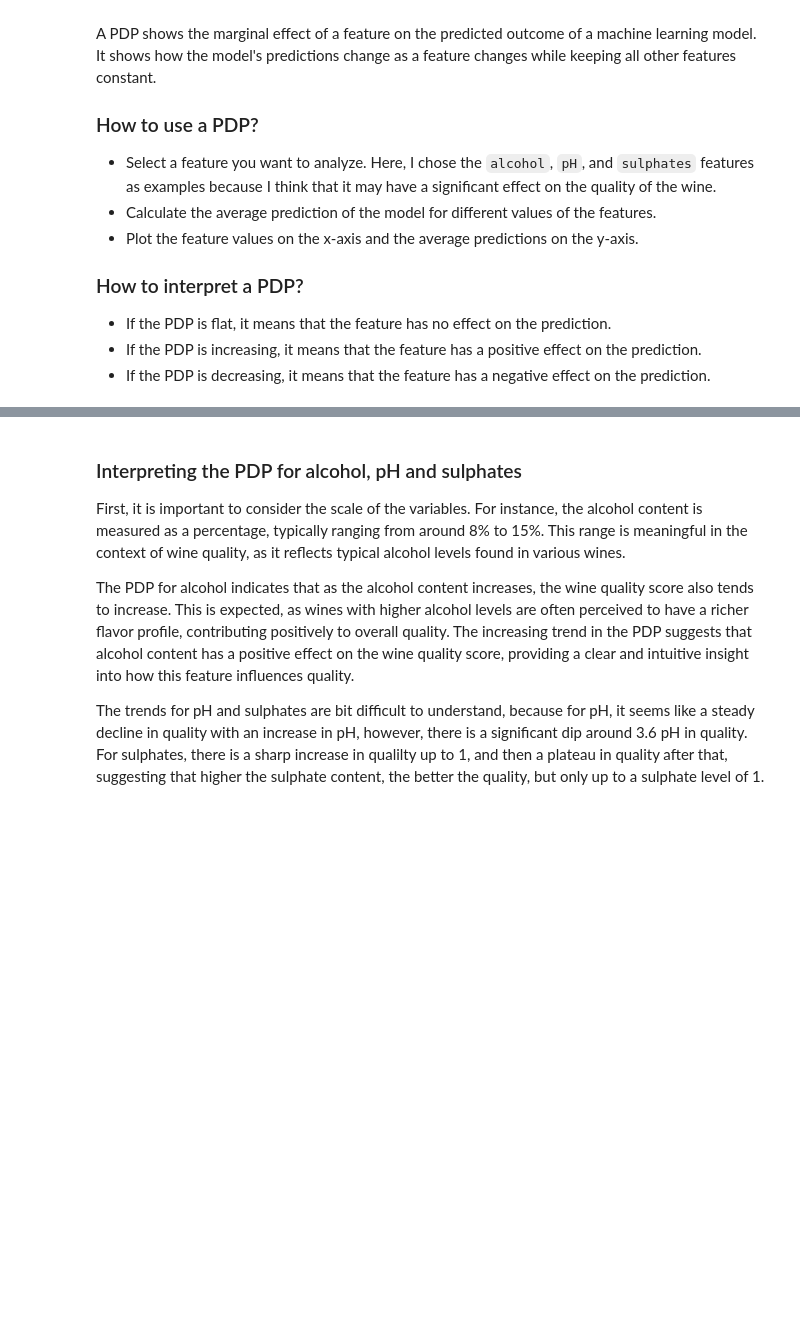
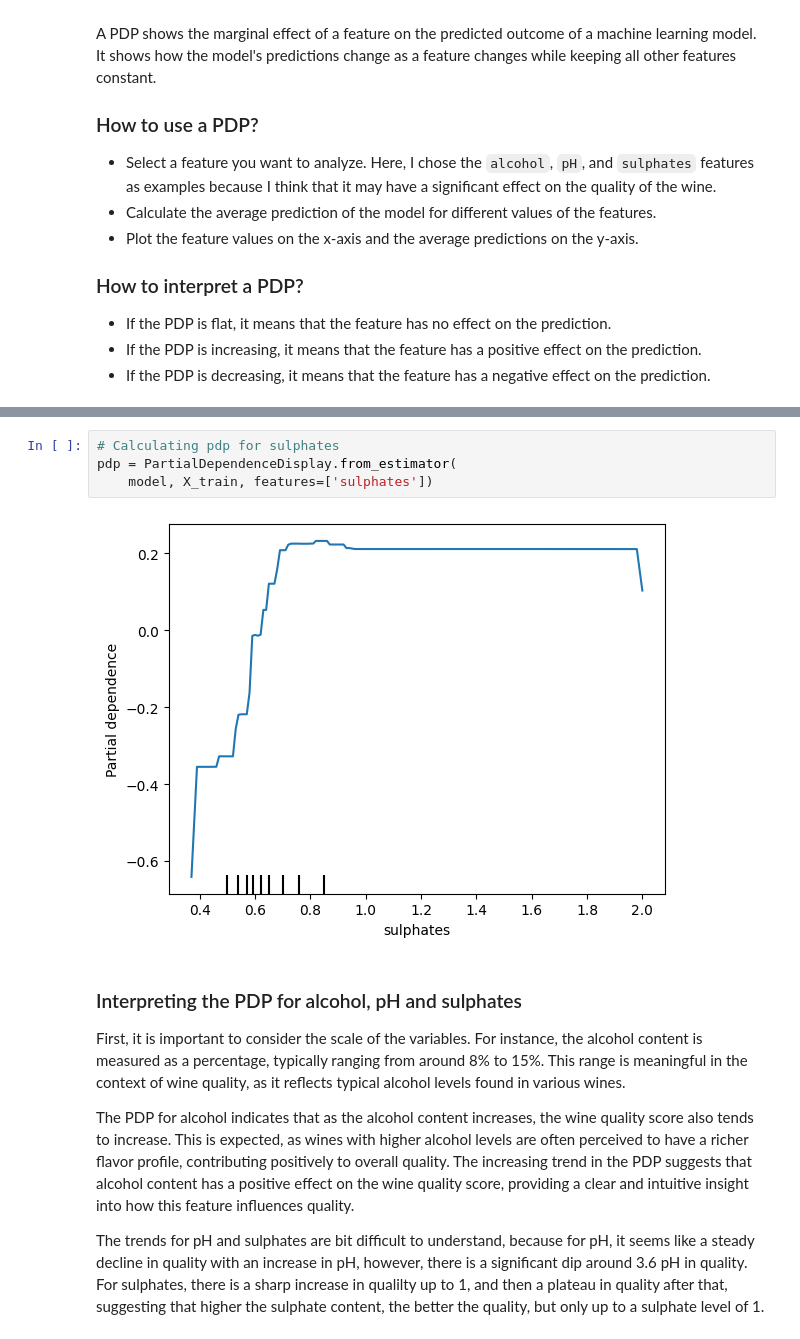
Before and after one commit to AaryaDesai1/PDP_ICE_ALE, a Jupyter notebook: PDP_ALE.ipynb, the cells around one changed output, grey strips where cells are left out. Drawn from its saved outputs; the diff is of its cells as text; blank space fills up the shorter version.

```diff
--- a/PDP_ALE.ipynb
+++ b/PDP_ALE.ipynb
@@ -173,3 +176,9 @@ pdp = PartialDependenceDisplay.from_estimator(
+# %%
+# Calculating pdp for sulphates
+pdp = PartialDependenceDisplay.from_estimator(
+    model, X_train, features=['sulphates'])
+# %% [output]
+[figure, added]
 # %% [markdown]
 ### Interpreting the PDP for alcohol, pH and sulphates
 
```
Also changed, not shown: parts of 5 cells of this notebook.
